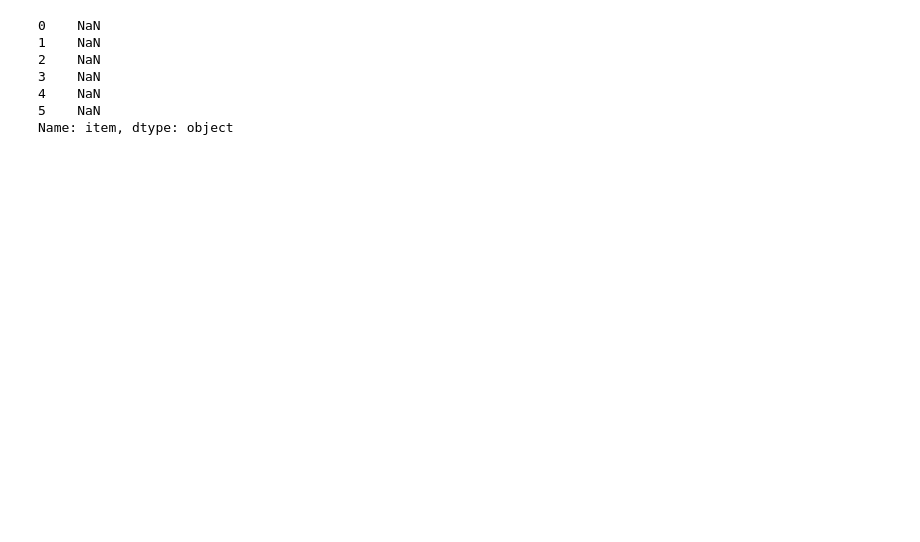
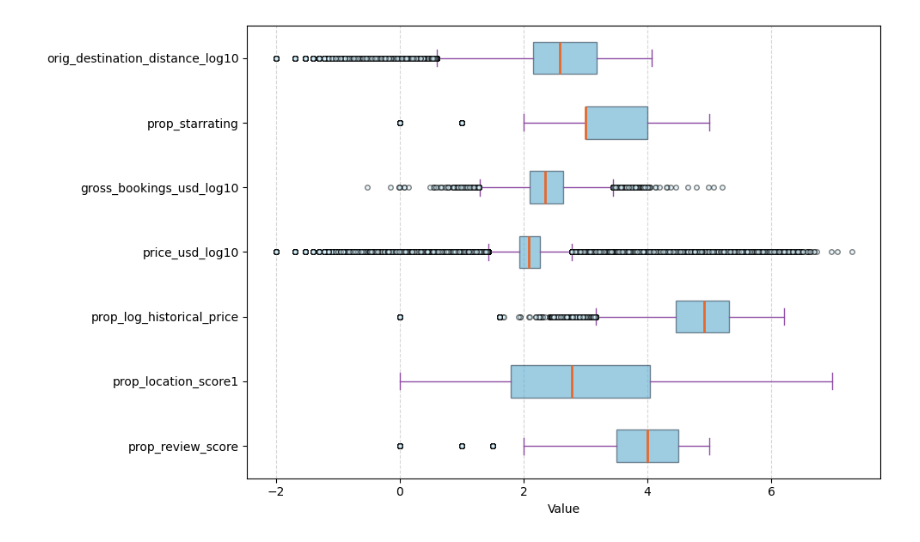
Before and after one commit to emmaarussi/hotel-estimation, a Jupyter notebook: notebooks/exploratory_analysis.ipynb, the cells around one changed output. Cells and saved outputs as stored; diff of their text form; code cells hidden in the pictures; blank space fills up the shorter version.

```diff
--- a/notebooks/exploratory_analysis.ipynb
+++ b/notebooks/exploratory_analysis.ipynb
@@ -136,20 +204,41 @@ dtype: int64
-# %%
-data = {
-    'item':['apple','banana','cucumber','eggplant','citrus','lamp']
-}
-
-d_map = {['apple','banana','citrus'],
-         'vegetable':['cucumber','eggplant'],
-         'non-food':['lamp']}
-
-df = pd.DataFrame(data)
-
-df['type'] = df['item'].map(d_map)
-# %% [output]
-0    NaN
-1    NaN
-2    NaN
-3    NaN
-4    NaN
-5    NaN
-Name: item, dtype: object
+# %%
+# BOXPLOTS
+
+# Featues of interest
+hotel_train['gross_bookings_usd_log10'] = np.log10(hotel_train['gross_bookings_usd'])
+hotel_train['price_usd_log10'] = np.log10(hotel_train['price_usd'])
+hotel_train['orig_destination_distance_log10'] = np.log10(hotel_train['orig_destination_distance'])
+
+
+features = [
+    'prop_review_score',
+    'prop_location_score1',
+    'prop_log_historical_price',
+    'price_usd_log10',
+    'gross_bookings_usd_log10',
+    'prop_starrating',
+    'orig_destination_distance_log10',
+]
+
+# Prepare data for boxplot (drop NaNs)
+data = [hotel_train[feat].dropna() for feat in features]
+
+plt.figure(figsize=(10, 6))
+box = plt.boxplot(
+    data,
+    vert=False,
+    labels=features,
+    patch_artist=True,
+    boxprops=dict(facecolor='#5dadd0', color='#2c3e50', alpha=0.6),
+    medianprops=dict(color='#e8692d', linewidth=2),
+    whiskerprops=dict(color='#8e4da4'),
+    capprops=dict(color='#8e4da4'),
+    flierprops=dict(marker='o', markerfacecolor='#d4effa', markersize=4, alpha=0.5)
+)
+plt.xlabel('Value')
+plt.grid(axis='x', linestyle='--', alpha=0.5)
+plt.tight_layout()
+plt.savefig(plot_dir / 'boxplot_selected_features.png')
+plt.show()
+# %% [output]
+[figure, added]
```
Also changed, not shown: parts of 21 cells of this notebook, 1 other file.
